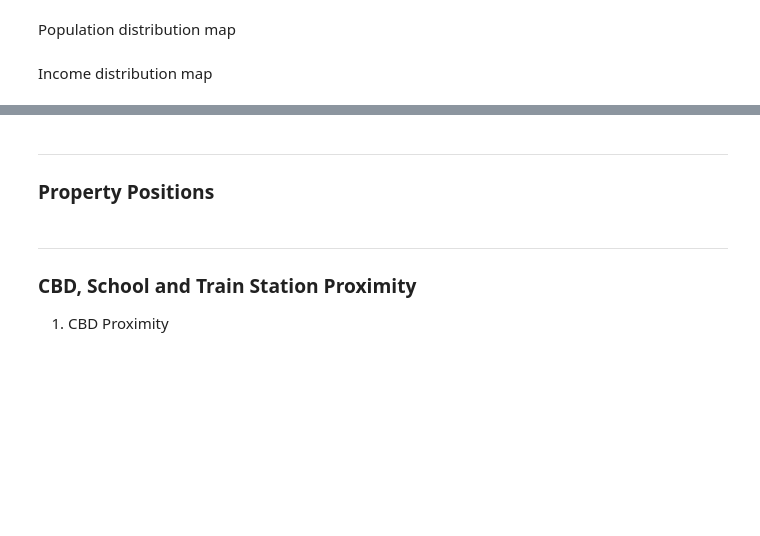
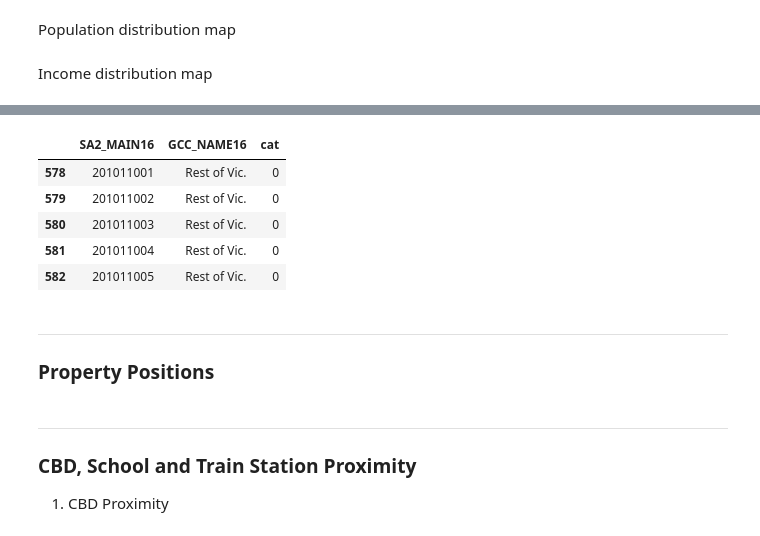
Before and after one commit to MAST30034-Applied-Data-Science/generic-real-estate-consulting-project-group-6, a Jupyter notebook: notebooks/visualization.ipynb, the cells around one changed output, grey strips where cells are left out. Saved outputs shown, nothing was run; the diff lists cells and outputs as text; code cells hidden in the pictures; blank space fills up the shorter version.

```diff
--- a/notebooks/visualization.ipynb
+++ b/notebooks/visualization.ipynb
@@ -71,0 +81,12 @@ SA2_income_map
+# %%
+SA2_cat = SA2_2016_shp[['SA2_MAIN16', 'GCC_NAME16']].copy()
+cat = SA2_cat['GCC_NAME16'].map(lambda x : 1 if x == 'Greater Melbourne' else 0)
+SA2_cat['cat'] = cat
+SA2_cat.head()
+# %% [output]
+|  | SA2_MAIN16 | GCC_NAME16 | cat |
+| 578 | 201011001 | Rest of Vic. | 0 |
+| 579 | 201011002 | Rest of Vic. | 0 |
+| 580 | 201011003 | Rest of Vic. | 0 |
+| 581 | 201011004 | Rest of Vic. | 0 |
+| 582 | 201011005 | Rest of Vic. | 0 |
```
Also changed, not shown: parts of 10 cells of this notebook, 5 other files.
